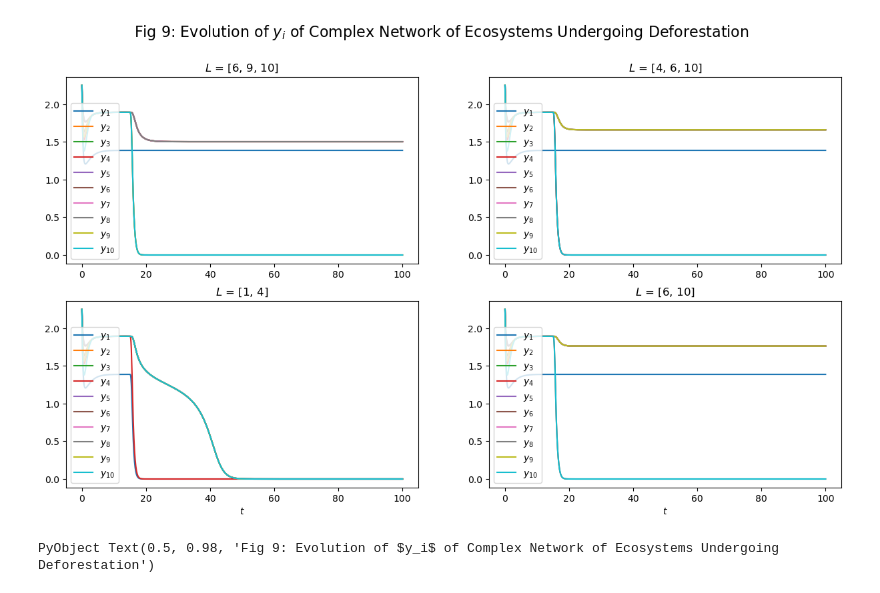
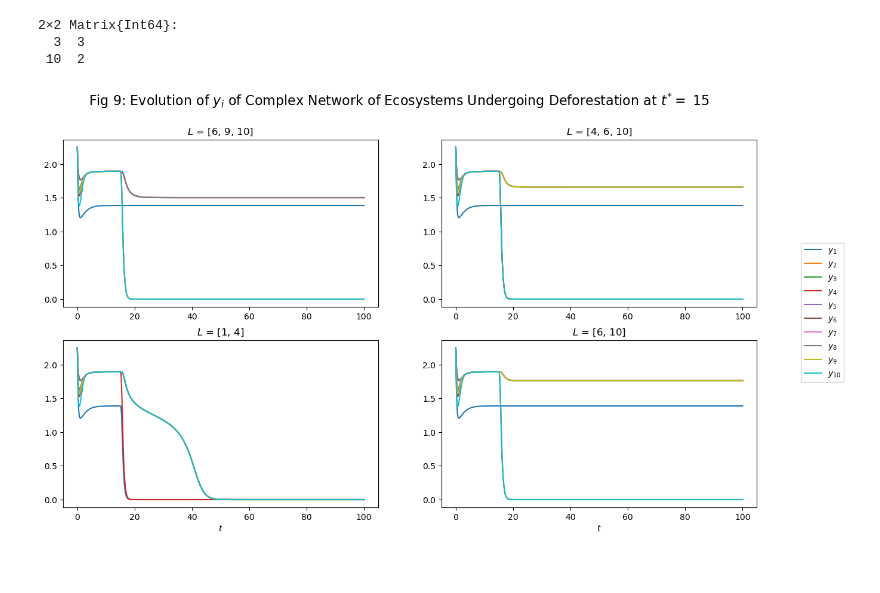
Before and after one commit to marcelvdla/CSSim, a Jupyter notebook: notebooks/jl_fig9.ipynb, the cells around one changed output. Drawn from its saved outputs; the diff is of its cells as text; code cells hidden in the pictures.

Commit message:
figure 9 written and removed data from gitiginore

```diff
--- a/notebooks/jl_fig9.ipynb
+++ b/notebooks/jl_fig9.ipynb
@@ -1,16 +1,12 @@
 # %%
-# Attempt to reproduces figure 9 by deforesting
-# the selected ecosystems at timestep = 15
-# ... see docs in last cell
-# to inspect `ecosystems_times_to_deforest`
+# Reproduce figure 9 from Cantin2020: perturb network through deforestation
 using Distributions
 using Random
 using PyPlot
 using DrWatson
 using Suppressor
 using LaTeXStrings
-#@quickactivate :CSSim
-include(joinpath(srcdir(), "n_forest.jl"))
+using CSSim
 
 # Forests `L` to deforest (from figure 9)
 ecosystems_to_deforest_mat = [
@@ -23,6 +19,9 @@ ecosystems_to_deforest_mat = [
 # Generate parameters
 n = 10
 T = 100
+D = 900
+tstar = 15
+close_to_zero_atol = 1e-3
 params_container = [
     Dict{Symbol,Any}(
         :ρ  => 4.2,
@@ -32,23 +31,24 @@ params_container = [
         :a₁ => 1.0,
         :h  => 2.0,
         :a₂ => 0.0,
-        :d  => repeat([900 / (n-1)], n-1),
+        :d  => repeat([D / (n-1)], n-1),
         :l  => 600.0,
         :P₀ => 1.05,
         :β₁ => 0.0,
         :β₂ => 0.15,
         :n  => n,
-        # without changing the seed with the `i` arg,
-        # times at which deforestation occurs will be same
         :ecosystems_to_deforest => ecosystems_times_to_deforest(
             T,
+
+            # list of ecosystems to deforest
+            # NOTE: pass an empty list `[]` if you want random ecosystems
             ecosystems_to_deforest,
-            # killing the forest early leads to more deforestation
-            # over the T period of system evolution
-            repeat([15], length(ecosystems_to_deforest)),
-            #[],
+
+            # list of times at which ecosystems are deforested
+            # NOTE: pass an empty list `[]` if you want random times
+            repeat([tstar], length(ecosystems_to_deforest)),
+
             n,
-            #i
         ),
     )
     for ecosystems_to_deforest in ecosystems_to_deforest_mat
@@ -59,41 +59,62 @@ nrows = 2
 ncols = 2
 fig, axs = plt.subplots(nrows=nrows, ncols=ncols, figsize=(15, 8))
 
-y_density = 2.25
+y_density = 2.25 # starting y
 x_ix = 1
 y_ix = 2
 n_states = 2
-@suppress begin
+dead_systems = Matrix{Int}(undef, nrows, ncols)
+@suppress_err begin
     for i in 1:nrows
         for j in 1:ncols
             flat_ix = (i-1)*ncols + j
             params = params_container[flat_ix]
 
             # Generate initial conditions
             u0 = fill(y_density, params[:n], 2)
             u0[:, x_ix] .= 4*rand(MersenneTwister(30), params[:n])
 
             # Compute trajectories
             n_forest_ds = n_forest_system(u0, params)
             S, t = trajectory(n_forest_ds, T)
             S_tensor = reshape(Matrix(S), :, params[:n], n_states)
 
             # iterate through ecosystems and plot trajectories
+            dead_systems_in_system_i = 0
             for k in 1:params[:n]
                 y_k = S_tensor[:, k, y_ix]
+                y_k_last = y_k[end]
+
+                # track dead systems
+                if isapprox(y_k_last, 0.0; atol=close_to_zero_atol)
+                    dead_systems_in_system_i += 1
+                end
+
                 axs[i, j].plot(t, y_k, label=LaTeXString("\$y_{$(k)}\$"))
             end
 
-            axs[i, j].legend(loc="lower left")
+            # update dead systems matrix
+            dead_systems[i, j] = dead_systems_in_system_i
+
             i == nrows ? axs[i, j].set_xlabel(L"$t$") : nothing
             axs[i, j].set_title(LaTeXString("\$L\$ = $(getproperty.(params[:ecosystems_to_deforest], :i))"))
         end
     end
 end
 
+display(dead_systems)
+
+# Figure labeling
 fig.suptitle(
-    L"Fig 9: Evolution of $y_i$ of Complex Network of Ecosystems Undergoing Deforestation",
+    LaTeXString(
+        "Fig 9: Evolution of \$y_i\$ of Complex Network of Ecosystems Undergoing Deforestation at \$t^{*} =\$ $(tstar)"),
     fontsize=16)
+
+handles, labels = axs[1, 1].get_legend_handles_labels()
+fig.legend(handles, labels, loc="center right")
+fig
 # %% [output]
+2×2 Matrix{Int64}:
+  3  3
+ 10  2
-[figure, old version]
+[figure, new version]
-PyObject Text(0.5, 0.98, 'Fig 9: Evolution of $y_i$ of Complex Network of Ecosystems Undergoing Deforestation')
```
Also changed, not shown: parts of 2 cells of this notebook, 5 other files.
